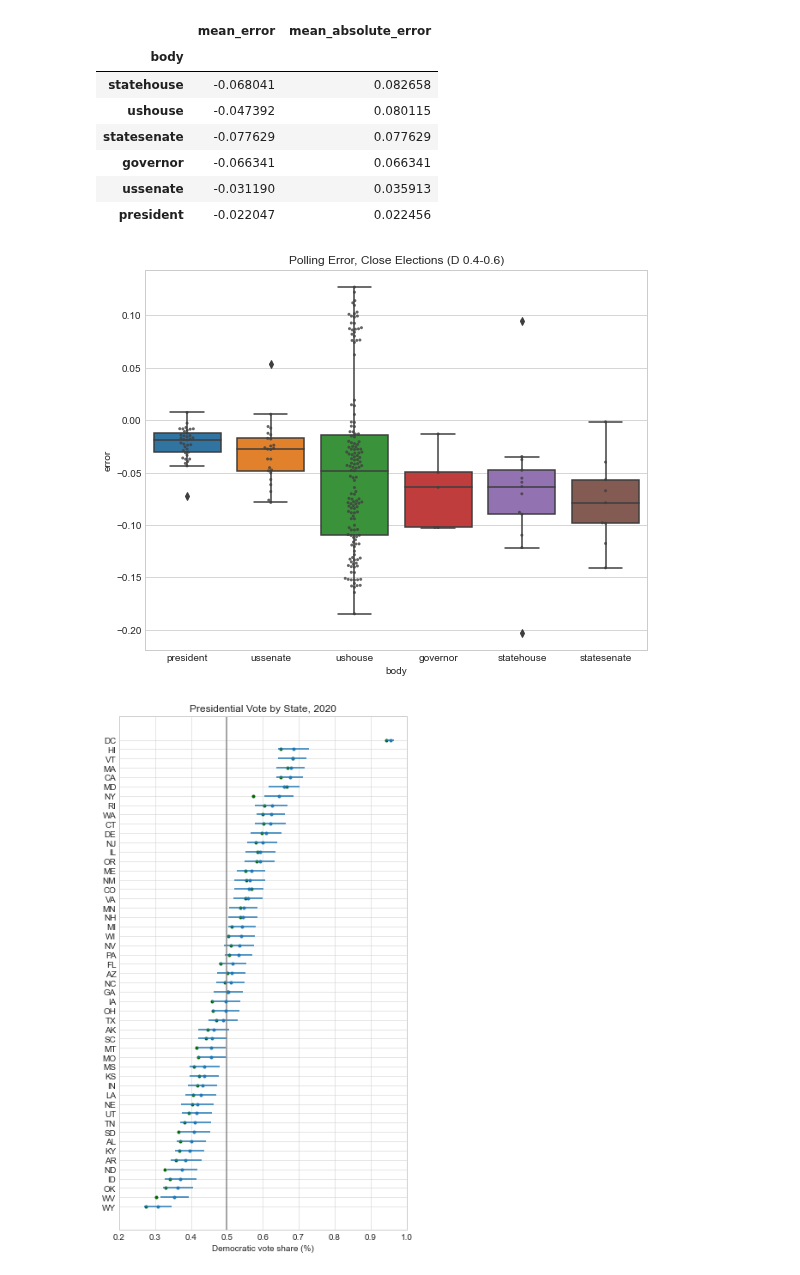
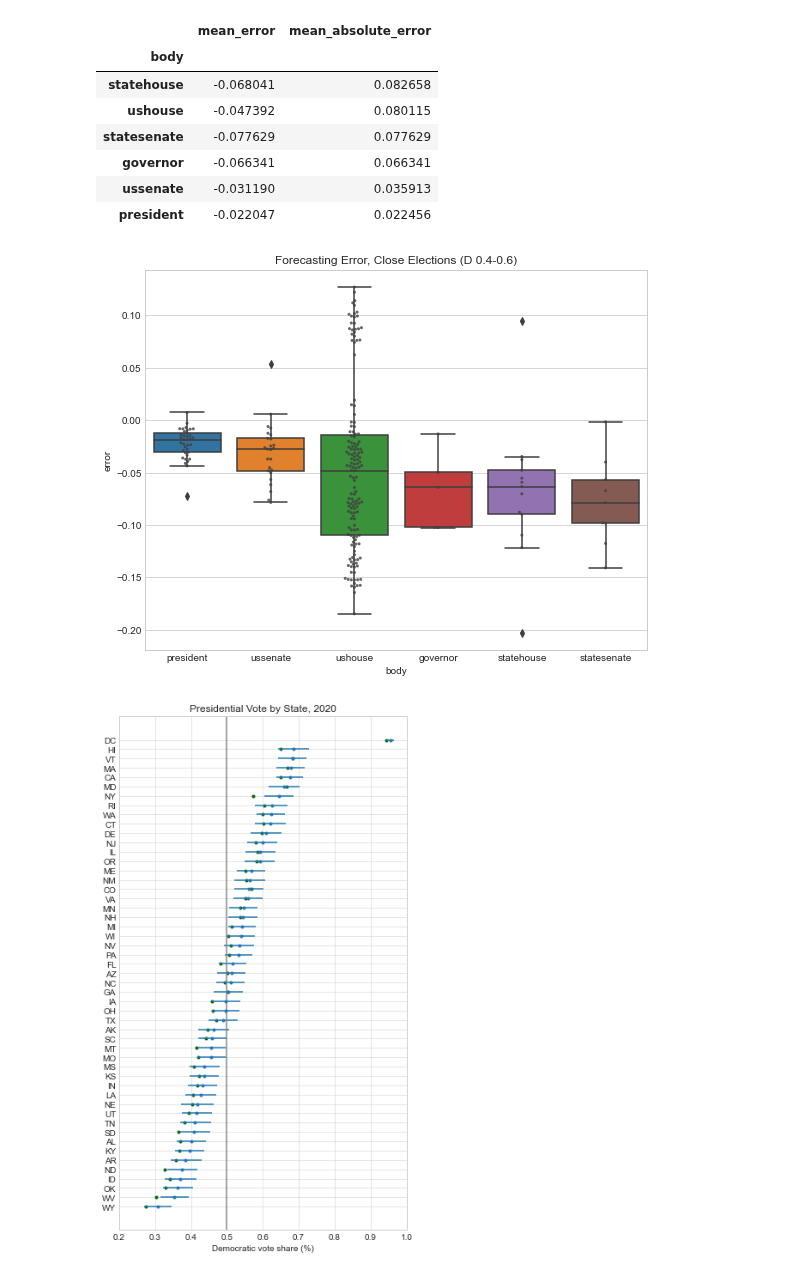
Before and after one commit to psthomas/elections-meta, a Jupyter notebook: evaluate.ipynb, the cells around one changed output. Cells and saved outputs as stored; diff of their text form; code cells hidden in the pictures.

```diff
--- a/evaluate.ipynb
+++ b/evaluate.ipynb
@@ -266,16 +266,16 @@ close_error_seat
 # %%
 low = 0.4
 high = 0.6
 
 fig, ax = plt.subplots(figsize=(9, 7))
-ax.set_title('Polling Error, Close Elections (D 0.4-0.6)')
+ax.set_title('Forecasting Error, Close Elections (D 0.4-0.6)')
 sns.boxplot(data=close_error, x='body', y='error', ax=ax)
 sns.swarmplot(data=close_error, x='body', y='error', color=".25",
     size=3, alpha=0.8, ax=ax)
 plt.savefig(out_str.format('close_error.png', bbox_inches='tight'))
 plt.show()
 # %% [output]
-[figure, old version]
+[figure, new version]
 # %%
 def reproduce_seatplots(df):
     temp = df.copy()
```
Also changed, not shown: parts of 3 cells of this notebook, 4 other files.
